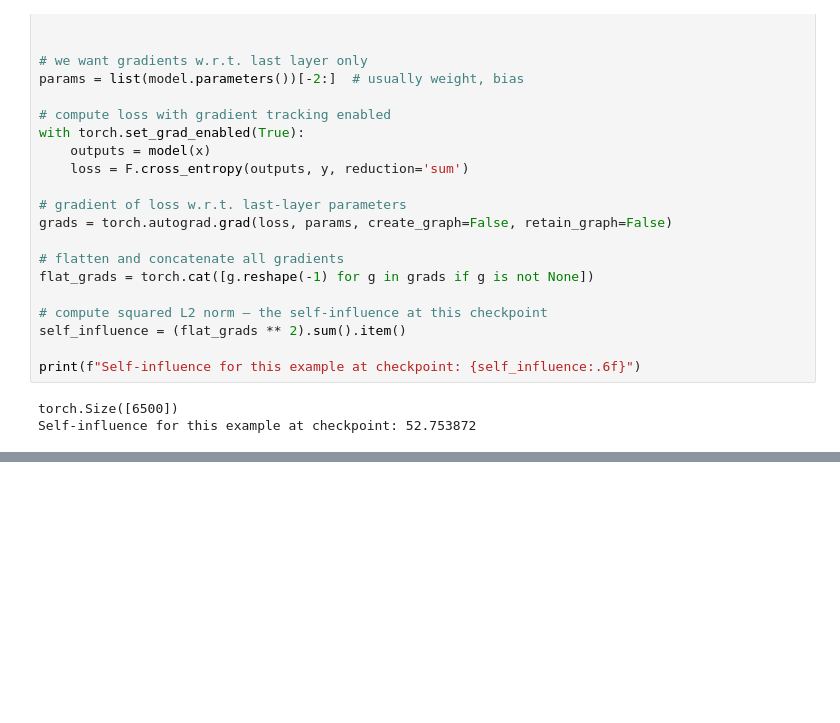
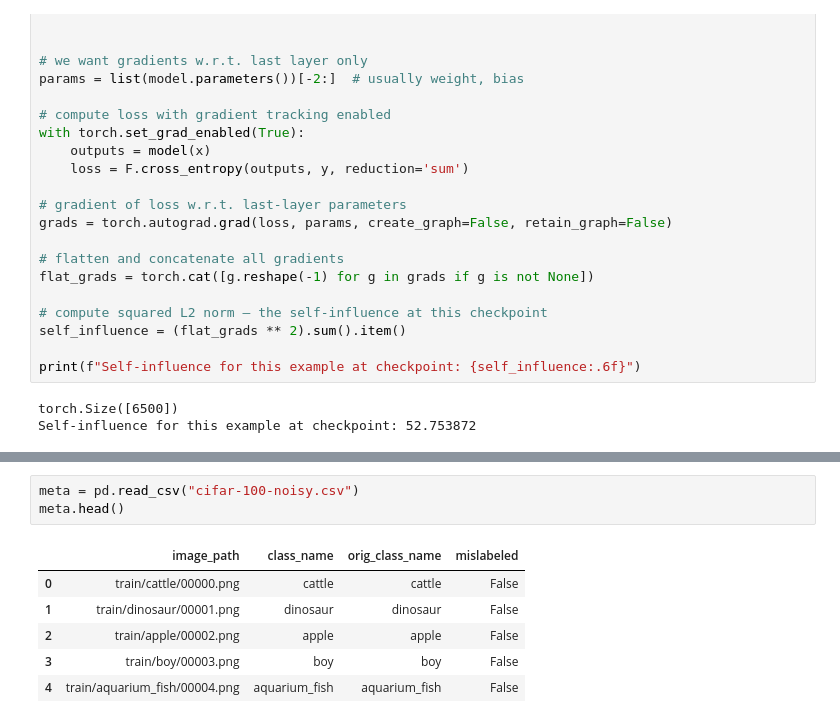
Before and after one commit to BDR2939/hirundo_assigmnment, a Jupyter notebook: test_traceincp.ipynb, the cells around one changed output, grey strips where cells are left out. Saved outputs shown, nothing was run; the diff lists cells and outputs as text; blank space fills up the shorter version.

```diff
--- a/test_traceincp.ipynb
+++ b/test_traceincp.ipynb
@@ -176,0 +294,10 @@ class SelfInfluence:
+# %%
+meta = pd.read_csv("cifar-100-noisy.csv")
+meta.head()
+# %% [output]
+|  | image_path | class_name | orig_class_name | mislabeled |
+| 0 | train/cattle/00000.png | cattle | cattle | False |
+| 1 | train/dinosaur/00001.png | dinosaur | dinosaur | False |
+| 2 | train/apple/00002.png | apple | apple | False |
+| 3 | train/boy/00003.png | boy | boy | False |
+| 4 | train/aquarium_fish/00004.png | aquarium_fish | aquarium_fish | False |
```
Also changed, not shown: parts of 14 cells of this notebook.
